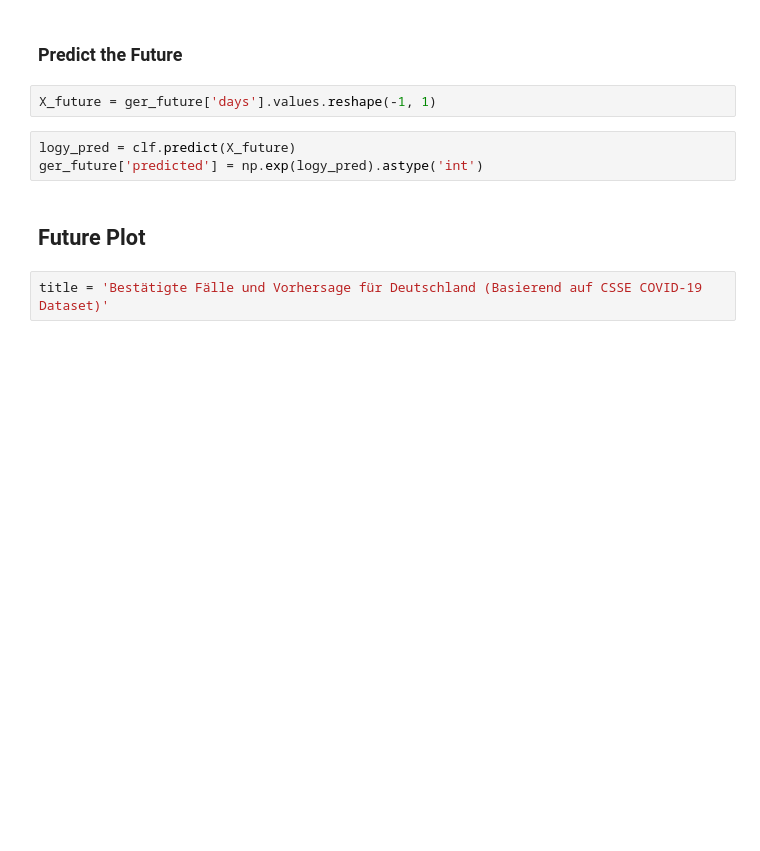
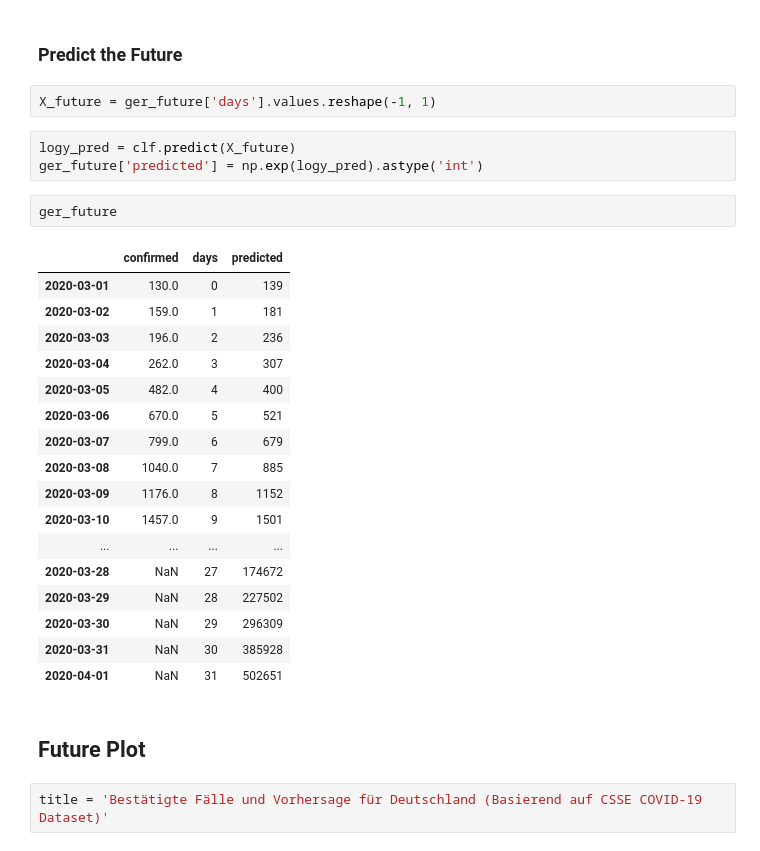
Before and after one commit to balzer82/covid-germany-predictor, a Jupyter notebook: predict.ipynb, the cells around one changed output. Saved outputs shown, nothing was run; the diff lists cells and outputs as text; blank space fills up the shorter version.

```diff
--- a/predict.ipynb
+++ b/predict.ipynb
@@ -111,6 +111,26 @@ X_future = ger_future['days'].values.reshape(-1, 1)
 # %%
 logy_pred = clf.predict(X_future)
 ger_future['predicted'] = np.exp(logy_pred).astype('int')
+# %%
+ger_future
+# %% [output]
+|  | confirmed | days | predicted |
+| 2020-03-01 | 130.0 | 0 | 139 |
+| 2020-03-02 | 159.0 | 1 | 181 |
+| 2020-03-03 | 196.0 | 2 | 236 |
+| 2020-03-04 | 262.0 | 3 | 307 |
+| 2020-03-05 | 482.0 | 4 | 400 |
+| 2020-03-06 | 670.0 | 5 | 521 |
+| 2020-03-07 | 799.0 | 6 | 679 |
+| 2020-03-08 | 1040.0 | 7 | 885 |
+| 2020-03-09 | 1176.0 | 8 | 1152 |
+| 2020-03-10 | 1457.0 | 9 | 1501 |
+| ... | ... | ... | ... |
+| 2020-03-28 | NaN | 27 | 174672 |
+| 2020-03-29 | NaN | 28 | 227502 |
+| 2020-03-30 | NaN | 29 | 296309 |
+| 2020-03-31 | NaN | 30 | 385928 |
+| 2020-04-01 | NaN | 31 | 502651 |
 # %% [markdown]
 ## Future Plot
 # %%
```
Also changed, not shown: parts of 1 cell of this notebook, 4 other files.
